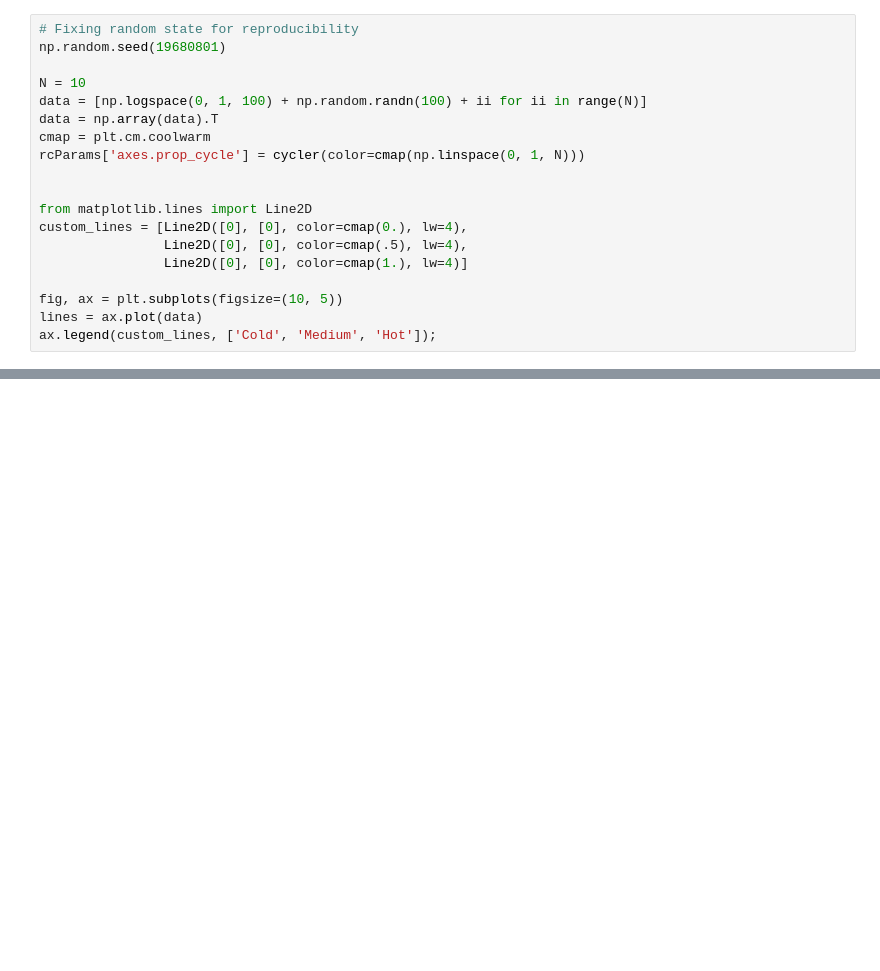
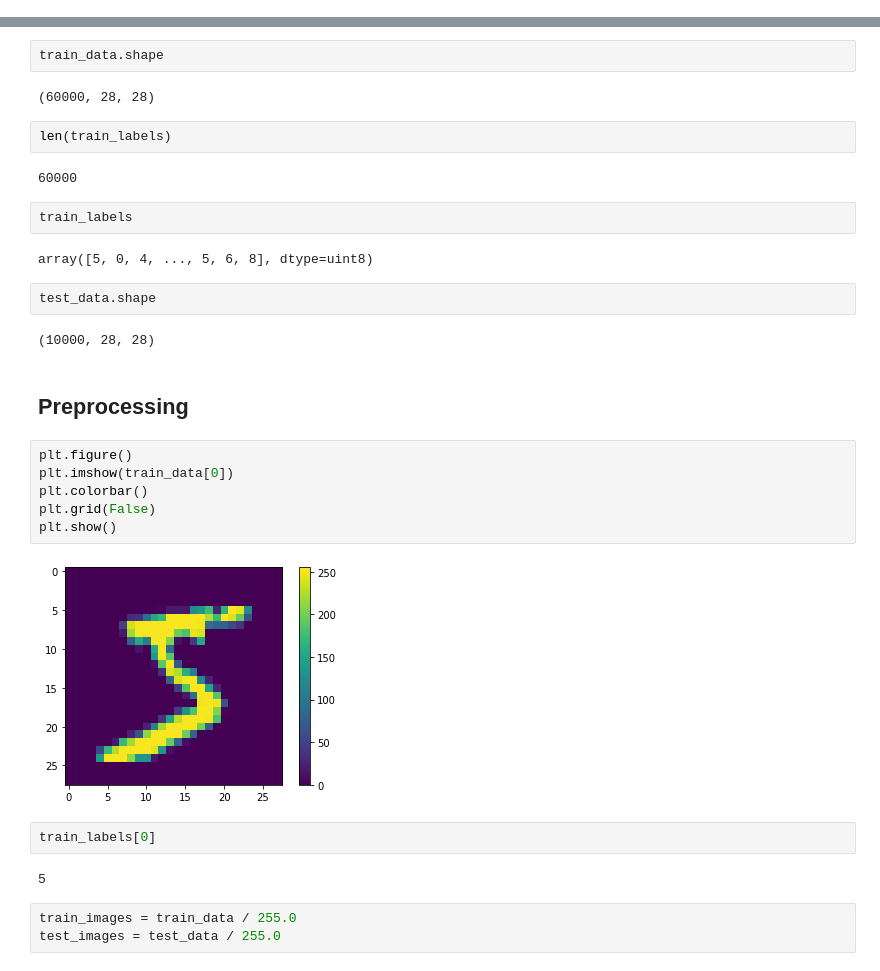
Before and after one commit to TrickyTroll/ml-intro-book, a Jupyter notebook: notebooks.ipynb, the cells around one changed output, grey strips where cells are left out. Cells and saved outputs as stored; diff of their text form; blank space fills up the shorter version.

```diff
--- a/notebooks.ipynb
+++ b/notebooks.ipynb
@@ -45,19 +0,0 @@ plt.ion()
-# %%
-# Fixing random state for reproducibility
-np.random.seed(19680801)
-
-N = 10
-data = [np.logspace(0, 1, 100) + np.random.randn(100) + ii for ii in range(N)]
-data = np.array(data).T
-cmap = plt.cm.coolwarm
-rcParams['axes.prop_cycle'] = cycler(color=cmap(np.linspace(0, 1, N)))
-
-
-from matplotlib.lines import Line2D
-custom_lines = [Line2D([0], [0], color=cmap(0.), lw=4),
-                Line2D([0], [0], color=cmap(.5), lw=4),
-                Line2D([0], [0], color=cmap(1.), lw=4)]
-
-fig, ax = plt.subplots(figsize=(10, 5))
-lines = ax.plot(data)
-ax.legend(custom_lines, ['Cold', 'Medium', 'Hot']);
@@ -66,0 +28,33 @@ with your book. For more information about this, see [the Jupyter Book documenta
+# %%
+train_data.shape
+# %% [output]
+(60000, 28, 28)
+# %%
+len(train_labels)
+# %% [output]
+60000
+# %%
+train_labels
+# %% [output]
+array([5, 0, 4, ..., 5, 6, 8], dtype=uint8)
+# %%
+test_data.shape
+# %% [output]
+(10000, 28, 28)
+# %% [markdown]
+## Preprocessing
+# %%
+plt.figure()
+plt.imshow(train_data[0])
+plt.colorbar()
+plt.grid(False)
+plt.show()
+# %% [output]
+[figure, added]
+# %%
+train_labels[0]
+# %% [output]
+5
+# %%
+train_images = train_data / 255.0
+test_images = test_data / 255.0
```
Also changed, not shown: parts of 41 cells of this notebook, 53 other files.
